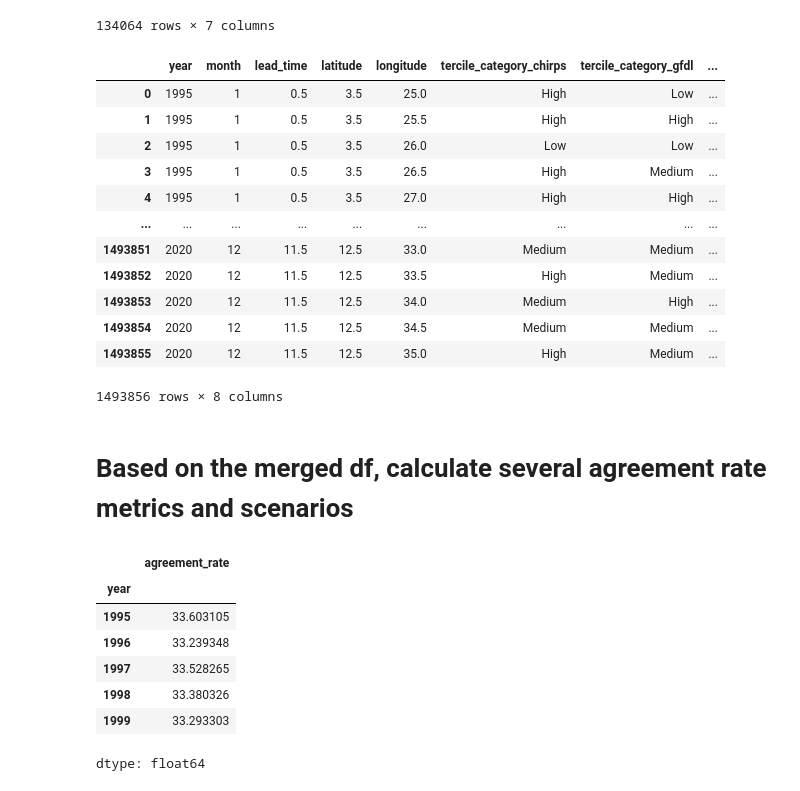
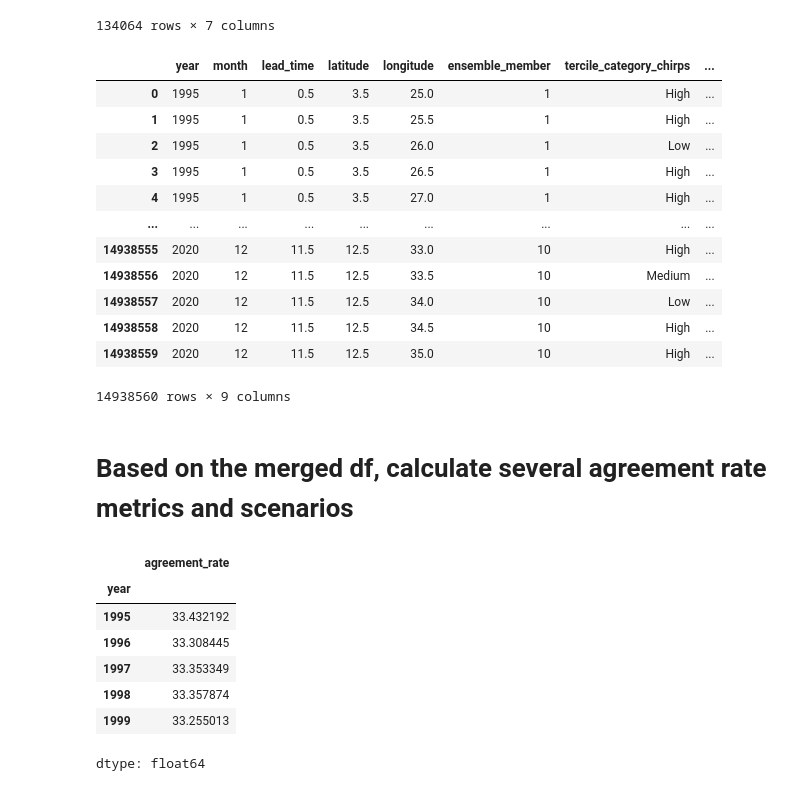
Before and after one commit to yatli24/CHC, a Jupyter notebook: Jupyter notebooks/Tercile_Hit_Rate.ipynb, the cells around one changed output. Saved outputs shown, nothing was run; the diff lists cells and outputs as text; code cells hidden in the pictures.

```diff
--- a/Jupyter notebooks/Tercile_Hit_Rate.ipynb
+++ b/Jupyter notebooks/Tercile_Hit_Rate.ipynb
@@ -247,55 +247,59 @@ agreement_per_year = tercile_merged_south_sudan_GFDL.groupby("year")["agreement_
 # Print results
 agreement_per_year
 # %%
+# simulated dataframe takes 6 mins to run on colab
+
 # example of what final output would look like
 
 # Example merged dataframe (only needed columns)
 import pandas as pd
 import numpy as np
 
 # Define years, months, and lead times
 years = np.arange(1995, 2021)
 months = np.arange(1, 13)
 lead_times = np.arange(0.5, 12.5, 1)
+ensemble_member = np.arange(1, 11)
 latitude = np.arange(3.5, 13, 0.5)
 longitude = np.arange(25, 35.5, 0.5)
 
 # Define tercile categories
 tercile_categories = ["Low", "Medium", "High"]
 
 # Create the example DataFrame
 np.random.seed(42)
 data = []
 for year in years:
     for month in months:
         for lead_time in lead_times:
-          for lat in latitude:
-            for lon in longitude:
-              tercile_chirps = np.random.choice(tercile_categories)
-              tercile_gfdl = np.random.choice(tercile_categories)
-              data.append([year, month, lead_time, lat, lon, tercile_chirps, tercile_gfdl])
+          for ensemble in ensemble_member:
+            for lat in latitude:
+              for lon in longitude:
+                tercile_chirps = np.random.choice(tercile_categories)
+                tercile_gfdl = np.random.choice(tercile_categories)
+                data.append([year, month, lead_time, lat, lon, ensemble, tercile_chirps, tercile_gfdl])
 
-df = pd.DataFrame(data, columns=["year", "month", "lead_time", 'latitude', 'longitude', "tercile_category_chirps", "tercile_category_gfdl"])
+df = pd.DataFrame(data, columns=["year", "month", "lead_time", 'latitude', 'longitude', "ensemble_member", "tercile_category_chirps", "tercile_category_gfdl"])
 
 # see if there is agreement
 df["agreement_rate"] = df["tercile_category_chirps"] == df["tercile_category_gfdl"]
 
 # view the example merged df
 df
 # %% [output]
-|  | year | month | lead_time | latitude | longitude | tercile_category_chirps | tercile_category_gfdl | ... |
-| 0 | 1995 | 1 | 0.5 | 3.5 | 25.0 | High | Low | ... |
-| 1 | 1995 | 1 | 0.5 | 3.5 | 25.5 | High | High | ... |
-| 2 | 1995 | 1 | 0.5 | 3.5 | 26.0 | Low | Low | ... |
-| 3 | 1995 | 1 | 0.5 | 3.5 | 26.5 | High | Medium | ... |
-| 4 | 1995 | 1 | 0.5 | 3.5 | 27.0 | High | High | ... |
+|  | year | month | lead_time | latitude | longitude | ensemble_member | tercile_category_chirps | ... |
+| 0 | 1995 | 1 | 0.5 | 3.5 | 25.0 | 1 | High | ... |
+| 1 | 1995 | 1 | 0.5 | 3.5 | 25.5 | 1 | High | ... |
+| 2 | 1995 | 1 | 0.5 | 3.5 | 26.0 | 1 | Low | ... |
+| 3 | 1995 | 1 | 0.5 | 3.5 | 26.5 | 1 | High | ... |
+| 4 | 1995 | 1 | 0.5 | 3.5 | 27.0 | 1 | High | ... |
 | ... | ... | ... | ... | ... | ... | ... | ... | ... |
-| 1493851 | 2020 | 12 | 11.5 | 12.5 | 33.0 | Medium | Medium | ... |
-| 1493852 | 2020 | 12 | 11.5 | 12.5 | 33.5 | High | Medium | ... |
-| 1493853 | 2020 | 12 | 11.5 | 12.5 | 34.0 | Medium | High | ... |
-| 1493854 | 2020 | 12 | 11.5 | 12.5 | 34.5 | Medium | Medium | ... |
-| 1493855 | 2020 | 12 | 11.5 | 12.5 | 35.0 | High | Medium | ... |
+| 14938555 | 2020 | 12 | 11.5 | 12.5 | 33.0 | 10 | High | ... |
+| 14938556 | 2020 | 12 | 11.5 | 12.5 | 33.5 | 10 | Medium | ... |
+| 14938557 | 2020 | 12 | 11.5 | 12.5 | 34.0 | 10 | Low | ... |
+| 14938558 | 2020 | 12 | 11.5 | 12.5 | 34.5 | 10 | High | ... |
+| 14938559 | 2020 | 12 | 11.5 | 12.5 | 35.0 | 10 | High | ... |
-1493856 rows × 8 columns
+14938560 rows × 9 columns
 # %% [markdown]
 # Based on the merged df, calculate several agreement rate metrics and scenarios
 # %%
@@ -307,11 +311,11 @@ agreement_per_year.head()
 # %% [output]
 |  | agreement_rate |
 | year |  |
-| 1995 | 33.603105 |
-| 1996 | 33.239348 |
-| 1997 | 33.528265 |
-| 1998 | 33.380326 |
-| 1999 | 33.293303 |
+| 1995 | 33.432192 |
+| 1996 | 33.308445 |
+| 1997 | 33.353349 |
+| 1998 | 33.357874 |
+| 1999 | 33.255013 |
 dtype: float64
 # %%
 # Calculate agreement rate per month, over all years
```
Also changed, not shown: parts of 3 cells of this notebook.
